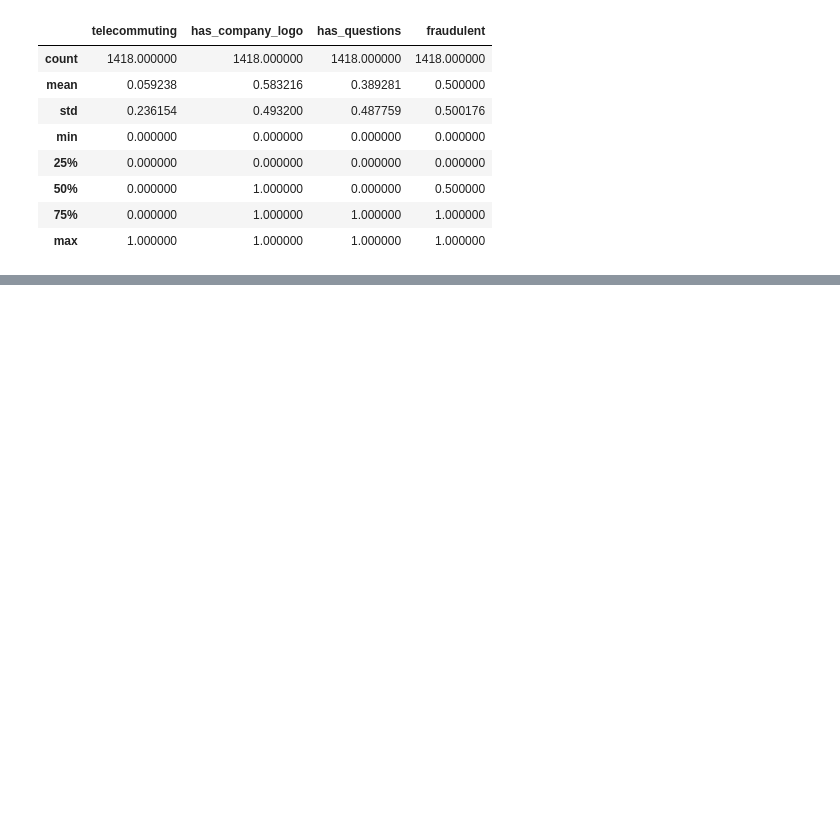
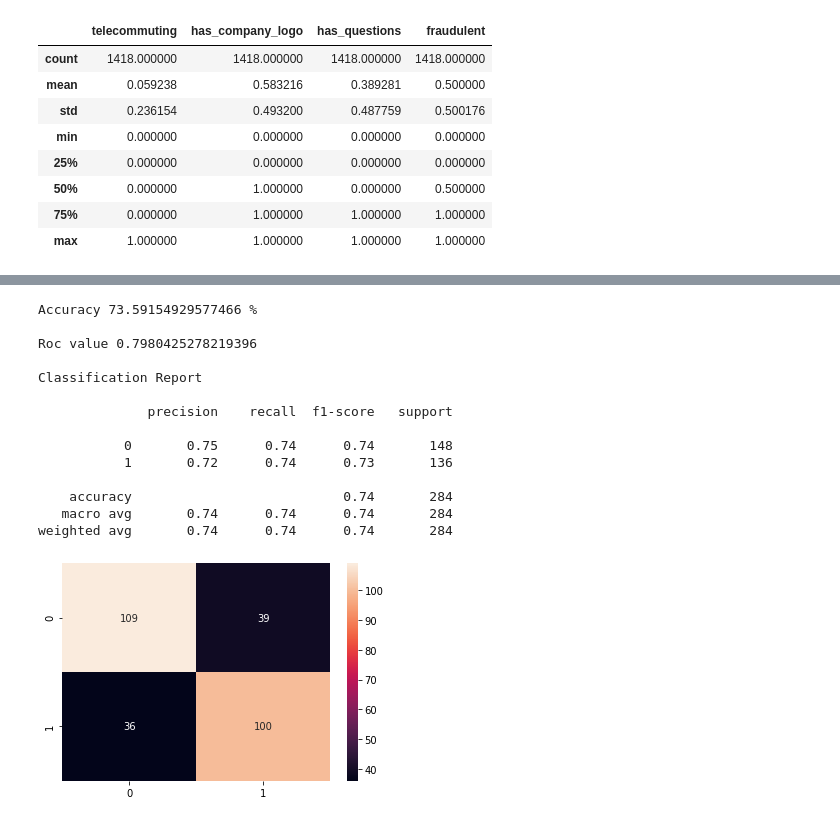
Before and after one commit to hnvivek/sds_challenges, a Jupyter notebook: challenge_3/challenge.ipynb, the cells around one changed output, grey strips where cells are left out. Cells and saved outputs as stored; diff of their text form; code cells hidden in the pictures; blank space fills up the shorter version.

```diff
--- a/challenge_3/challenge.ipynb
+++ b/challenge_3/challenge.ipynb
@@ -232,0 +294,17 @@ df_downsampled[objCol.columns]
+# %%
+# Splitting the training and testing data
+
+from sklearn.model_selection import train_test_split
+X_train,X_test,y_train,y_test = train_test_split(X,y,test_size=0.2,random_state=0)
+# %%
+from sklearn.metrics import confusion_matrix,classification_report,roc_auc_score
+
+def performanceMetrics(model,y_test,y_pred):
+  print('Accuracy {} %'.format(100* accuracy_score(y_pred,y_test)))
+  #Getting predicted probabilities
+  if model!="NA":
+    y_score = model.predict_proba(X_test)[:,1]
+    print('\nRoc value '+ str(roc_auc_score(y_test, y_score)))
+  cm = confusion_matrix(y_test,y_pred)
+  sns.heatmap(cm,annot =True,fmt='d')
+  print('\nClassification Report \n\n'+ classification_report(y_test,y_pred))
@@ -232,0 +314,3 @@ df_downsampled[objCol.columns]
+# %%
+model_lr= LogisticRegression()
+model_lr.fit(X_train,y_train)
@@ -232,0 +323,3 @@ df_downsampled[objCol.columns]
+# %%
+y_pred = model_lr.predict(X_test)
+y_pred
@@ -232,0 +340,18 @@ df_downsampled[objCol.columns]
+# %%
+performanceMetrics(model_lr,y_test,y_pred)
+# %% [output]
+Accuracy 73.59154929577466 %
+
+Roc value 0.7980425278219396
+
+Classification Report
+
+              precision    recall  f1-score   support
+
+           0       0.75      0.74      0.74       148
+           1       0.72      0.74      0.73       136
+
+    accuracy                           0.74       284
+   macro avg       0.74      0.74      0.74       284
+weighted avg       0.74      0.74      0.74       284
+[figure, added]
```
Also changed, not shown: parts of 28 cells of this notebook.
